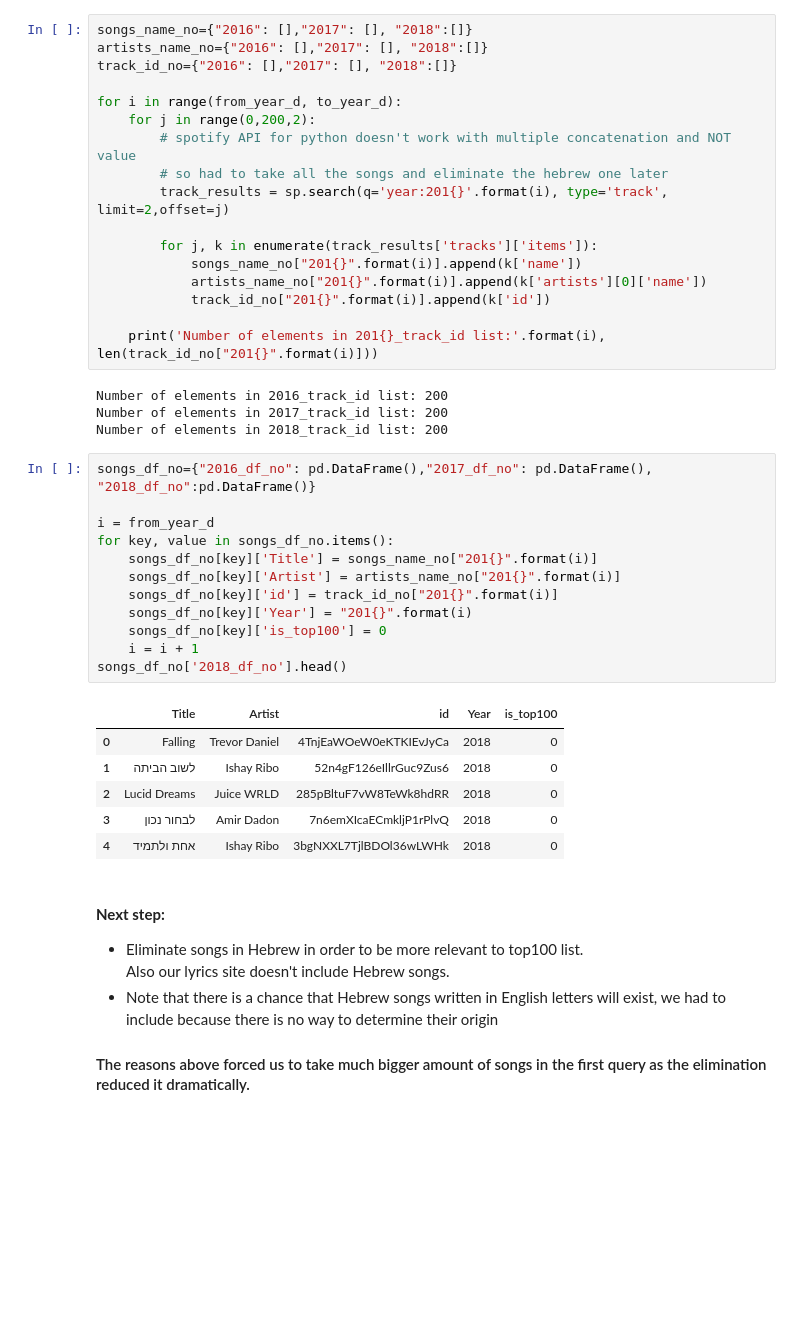
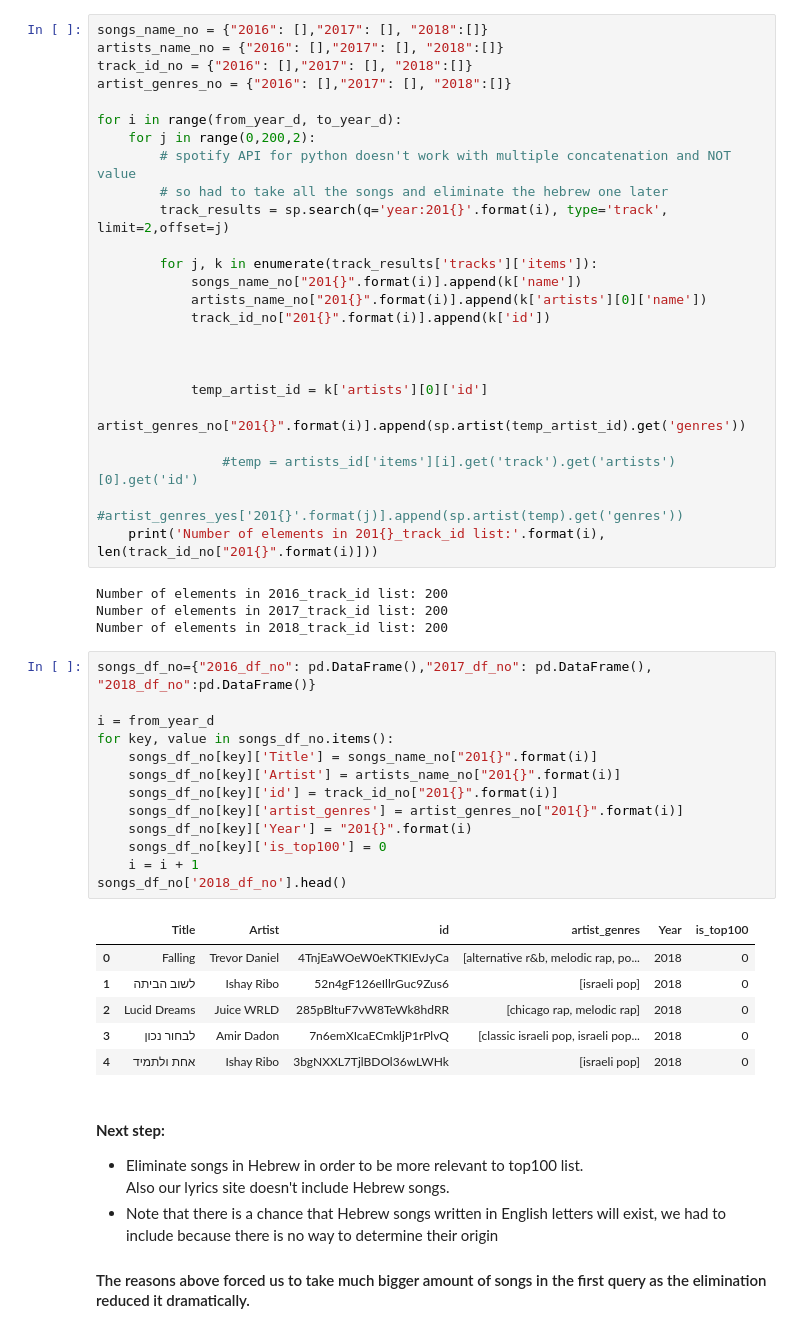
Before and after one commit to makaralis/Music-Project, a Jupyter notebook: FinalProject/getDataFromSpotify.ipynb, the cells around one changed output. Cells and saved outputs as stored; diff of their text form; blank space fills up the shorter version.

Commit message:
add artist genres + creating merged final df

```diff
--- a/FinalProject/getDataFromSpotify.ipynb
+++ b/FinalProject/getDataFromSpotify.ipynb
@@ -76,9 +76,10 @@ Get 600 songs: 3 years, 200 each year.
 * offset: The index of the first result to return. if you want to get the results with the start index 10 you will need to set the offset to 10.<br>
 * limit: Maximum number of results to return.
 # %%
-songs_name_no={"2016": [],"2017": [], "2018":[]}
-artists_name_no={"2016": [],"2017": [], "2018":[]}
-track_id_no={"2016": [],"2017": [], "2018":[]}
+songs_name_no = {"2016": [],"2017": [], "2018":[]}
+artists_name_no = {"2016": [],"2017": [], "2018":[]}
+track_id_no = {"2016": [],"2017": [], "2018":[]}
+artist_genres_no = {"2016": [],"2017": [], "2018":[]}
 
 for i in range(from_year_d, to_year_d):
     for j in range(0,200,2):
@@ -91,6 +92,13 @@ for i in range(from_year_d, to_year_d):
             artists_name_no["201{}".format(i)].append(k['artists'][0]['name'])
             track_id_no["201{}".format(i)].append(k['id'])
 
+
+
+            temp_artist_id = k['artists'][0]['id']
+            artist_genres_no["201{}".format(i)].append(sp.artist(temp_artist_id).get('genres'))
+
+                #temp = artists_id['items'][i].get('track').get('artists')[0].get('id')
+                #artist_genres_yes['201{}'.format(j)].append(sp.artist(temp).get('genres'))
     print('Number of elements in 201{}_track_id list:'.format(i), len(track_id_no["201{}".format(i)]))
 # %% [output]
 Number of elements in 2016_track_id list: 200
@@ -99,22 +107,23 @@ Number of elements in 2018_track_id list: 200
 # %%
 songs_df_no={"2016_df_no": pd.DataFrame(),"2017_df_no": pd.DataFrame(), "2018_df_no":pd.DataFrame()}
 
 i = from_year_d
 for key, value in songs_df_no.items():
     songs_df_no[key]['Title'] = songs_name_no["201{}".format(i)]
     songs_df_no[key]['Artist'] = artists_name_no["201{}".format(i)]
     songs_df_no[key]['id'] = track_id_no["201{}".format(i)]
+    songs_df_no[key]['artist_genres'] = artist_genres_no["201{}".format(i)]
     songs_df_no[key]['Year'] = "201{}".format(i)
     songs_df_no[key]['is_top100'] = 0
     i = i + 1
 songs_df_no['2018_df_no'].head()
 # %% [output]
-|  | Title | Artist | id | Year | is_top100 |
-| 0 | Falling | Trevor Daniel | 4TnjEaWOeW0eKTKIEvJyCa | 2018 | 0 |
-| 1 | לשוב הביתה | Ishay Ribo | 52n4gF126eIllrGuc9Zus6 | 2018 | 0 |
-| 2 | Lucid Dreams | Juice WRLD | 285pBltuF7vW8TeWk8hdRR | 2018 | 0 |
-| 3 | לבחור נכון | Amir Dadon | 7n6emXIcaECmkljP1rPlvQ | 2018 | 0 |
-| 4 | אחת ולתמיד | Ishay Ribo | 3bgNXXL7TjlBDOl36wLWHk | 2018 | 0 |
+|  | Title | Artist | id | artist_genres | Year | is_top100 |
+| 0 | Falling | Trevor Daniel | 4TnjEaWOeW0eKTKIEvJyCa | [alternative r&b, melodic rap, po... | 2018 | 0 |
+| 1 | לשוב הביתה | Ishay Ribo | 52n4gF126eIllrGuc9Zus6 | [israeli pop] | 2018 | 0 |
+| 2 | Lucid Dreams | Juice WRLD | 285pBltuF7vW8TeWk8hdRR | [chicago rap, melodic rap] | 2018 | 0 |
+| 3 | לבחור נכון | Amir Dadon | 7n6emXIcaECmkljP1rPlvQ | [classic israeli pop, israeli pop... | 2018 | 0 |
+| 4 | אחת ולתמיד | Ishay Ribo | 3bgNXXL7TjlBDOl36wLWHk | [israeli pop] | 2018 | 0 |
 # %% [markdown]
 <br>**Next step:**
 * Eliminate songs in Hebrew in order to be more relevant to top100 list.<br>
```
Also changed, not shown: parts of 15 cells of this notebook, 3 other files.
